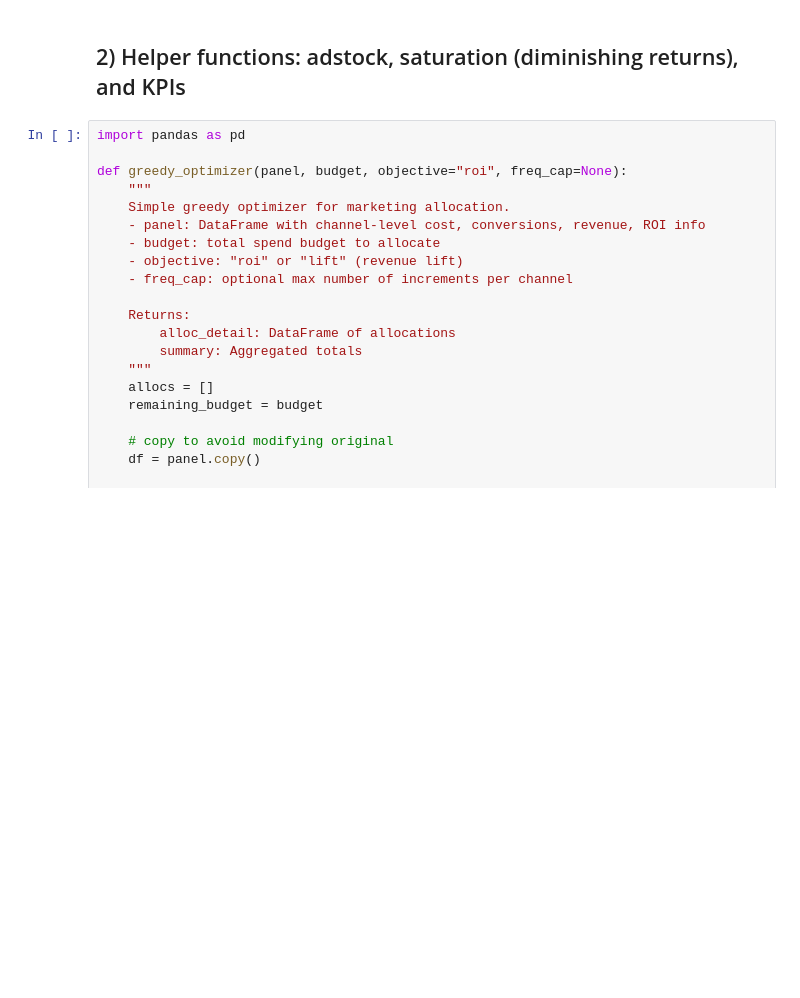
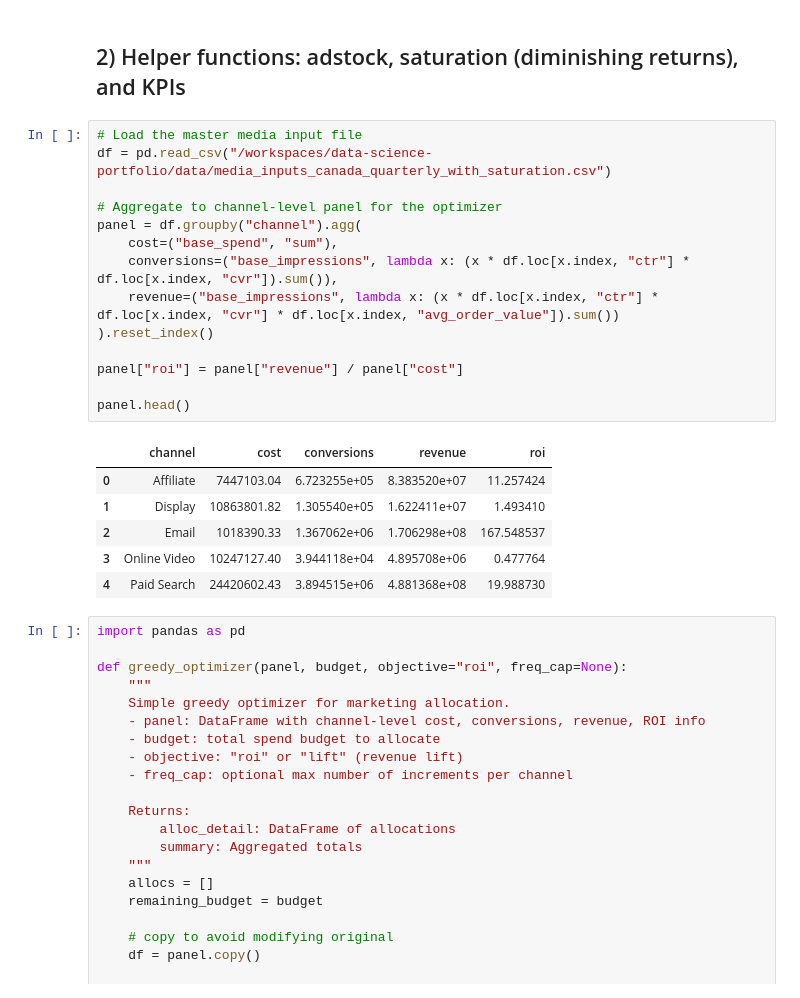
Before and after one commit to singularity-htmagarh/quantitative-finance-portfolio, a Jupyter notebook: budget_optimization.ipynb, the cells around one changed output. Drawn from its saved outputs; the diff is of its cells as text; blank space fills up the shorter version.

```diff
--- a/budget_optimization.ipynb
+++ b/budget_optimization.ipynb
@@ -130,5 +494,26 @@ file_path
 # %% [markdown]
 ## 2) Helper functions: adstock, saturation (diminishing returns), and KPIs
+# %%
+# Load the master media input file
+df = pd.read_csv("/workspaces/data-science-portfolio/data/media_inputs_canada_quarterly_with_saturation.csv")
+
+# Aggregate to channel-level panel for the optimizer
+panel = df.groupby("channel").agg(
+    cost=("base_spend", "sum"),
+    conversions=("base_impressions", lambda x: (x * df.loc[x.index, "ctr"] * df.loc[x.index, "cvr"]).sum()),
+    revenue=("base_impressions", lambda x: (x * df.loc[x.index, "ctr"] * df.loc[x.index, "cvr"] * df.loc[x.index, "avg_order_value"]).sum())
+).reset_index()
+
+panel["roi"] = panel["revenue"] / panel["cost"]
+
+panel.head()
+# %% [output]
+|  | channel | cost | conversions | revenue | roi |
+| 0 | Affiliate | 7447103.04 | 6.723255e+05 | 8.383520e+07 | 11.257424 |
+| 1 | Display | 10863801.82 | 1.305540e+05 | 1.622411e+07 | 1.493410 |
+| 2 | Email | 1018390.33 | 1.367062e+06 | 1.706298e+08 | 167.548537 |
+| 3 | Online Video | 10247127.40 | 3.944118e+04 | 4.895708e+06 | 0.477764 |
+| 4 | Paid Search | 24420602.43 | 3.894515e+06 | 4.881368e+08 | 19.988730 |
 # %%
 import pandas as pd
 
```
Also changed, not shown: parts of 37 cells of this notebook, 4 other files.
